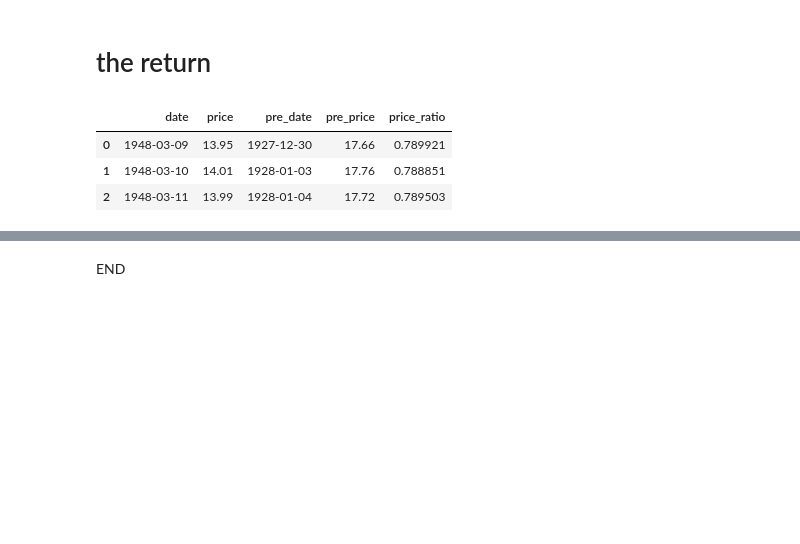
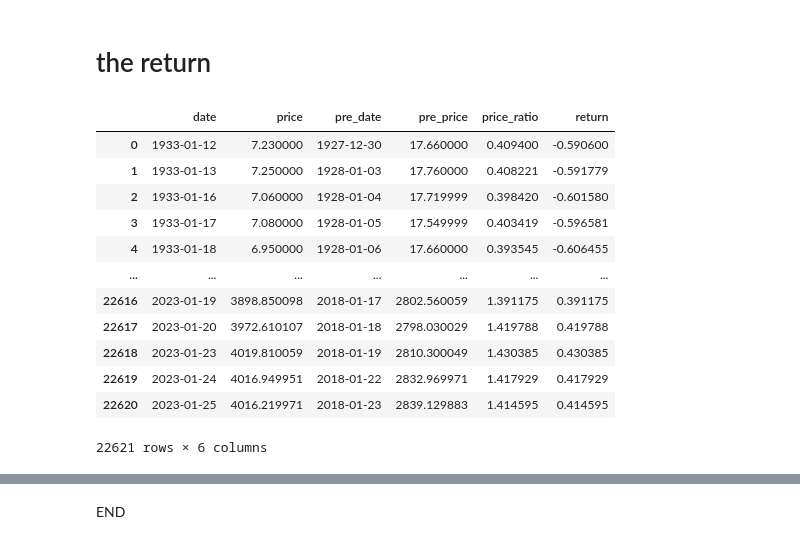
Before and after one commit to jingyanwang/invest_return_simulation, a Jupyter notebook: return_all_in.ipynb, the cells around one changed output, grey strips where cells are left out. Drawn from its saved outputs; the diff is of its cells as text; code cells hidden in the pictures; blank space fills up the shorter version.

```diff
--- a/return_all_in.ipynb
+++ b/return_all_in.ipynb
@@ -118,0 +16,2 @@ data['id'] = data.index
+# %%
+hold_duration_years = 5
@@ -118,0 +20,8 @@ data['id'] = data.index
+# %%
+hold_duration_days = 252*hold_duration_years
+
+date_column = 'Date'
+price_column = 'Close'
+
+start_date = '0000-01-01'
+end_date = '2025-01-01'
@@ -119 +51,21 @@ data['id'] = data.index
+# %%
+data = pysqldf(u"""
+    select
+    id,
+    {} as date,
+    {} as price
+    from data
+    """.format(
+    date_column,
+    price_column
+   ))
+
+data = pysqldf(u"""
+    select *
+    from data
+    where date >= '{}' and date <= '{}'
+    order by date asc
+    """.format(
+    start_date,
+    end_date))
 # %%
@@ -136,13 +97,28 @@ holding = pysqldf(u"""
     from data
     join data as pre_data on pre_data.id+{} = data.id
     """.format(hold_duration_days))
+# %%
+holding = pysqldf(u"""
+    select *,
+    price_ratio -1 as return
+    from holding
+    """)
 # %%
-holding.head(3)
+holding
 # %% [output]
-|  | date | price | pre_date | pre_price | price_ratio |
-| 0 | 1948-03-09 | 13.95 | 1927-12-30 | 17.66 | 0.789921 |
-| 1 | 1948-03-10 | 14.01 | 1928-01-03 | 17.76 | 0.788851 |
-| 2 | 1948-03-11 | 13.99 | 1928-01-04 | 17.72 | 0.789503 |
+|  | date | price | pre_date | pre_price | price_ratio | return |
+| 0 | 1933-01-12 | 7.230000 | 1927-12-30 | 17.660000 | 0.409400 | -0.590600 |
+| 1 | 1933-01-13 | 7.250000 | 1928-01-03 | 17.760000 | 0.408221 | -0.591779 |
+| 2 | 1933-01-16 | 7.060000 | 1928-01-04 | 17.719999 | 0.398420 | -0.601580 |
+| 3 | 1933-01-17 | 7.080000 | 1928-01-05 | 17.549999 | 0.403419 | -0.596581 |
+| 4 | 1933-01-18 | 6.950000 | 1928-01-06 | 17.660000 | 0.393545 | -0.606455 |
+| ... | ... | ... | ... | ... | ... | ... |
+| 22616 | 2023-01-19 | 3898.850098 | 2018-01-17 | 2802.560059 | 1.391175 | 0.391175 |
+| 22617 | 2023-01-20 | 3972.610107 | 2018-01-18 | 2798.030029 | 1.419788 | 0.419788 |
+| 22618 | 2023-01-23 | 4019.810059 | 2018-01-19 | 2810.300049 | 1.430385 | 0.430385 |
+| 22619 | 2023-01-24 | 4016.949951 | 2018-01-22 | 2832.969971 | 1.417929 | 0.417929 |
+| 22620 | 2023-01-25 | 4016.219971 | 2018-01-23 | 2839.129883 | 1.414595 | 0.414595 |
+22621 rows × 6 columns
 # %%
 holding.plot(x ='date', y=[
     'price',
```
Also changed, not shown: parts of 17 cells of this notebook, 32 other files.
